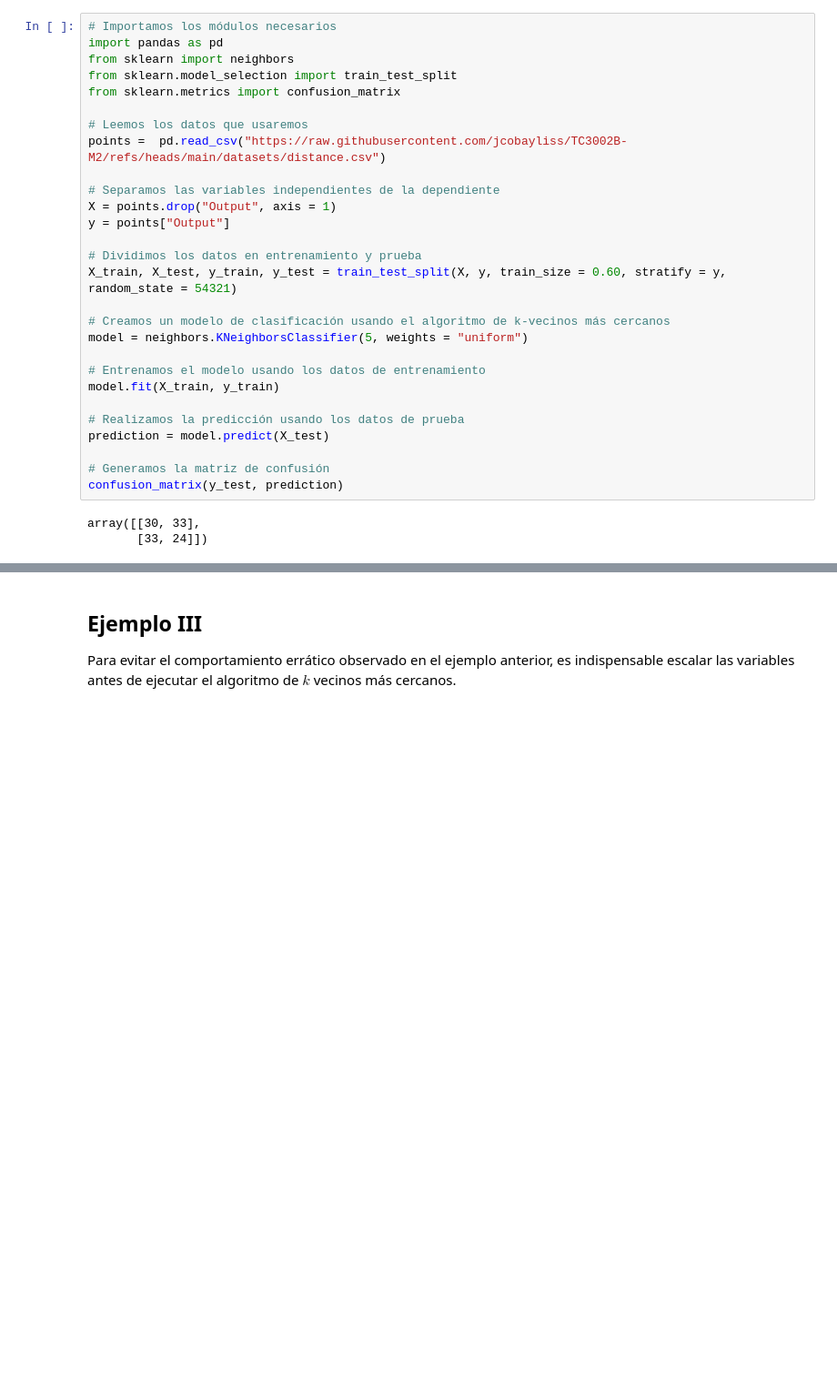
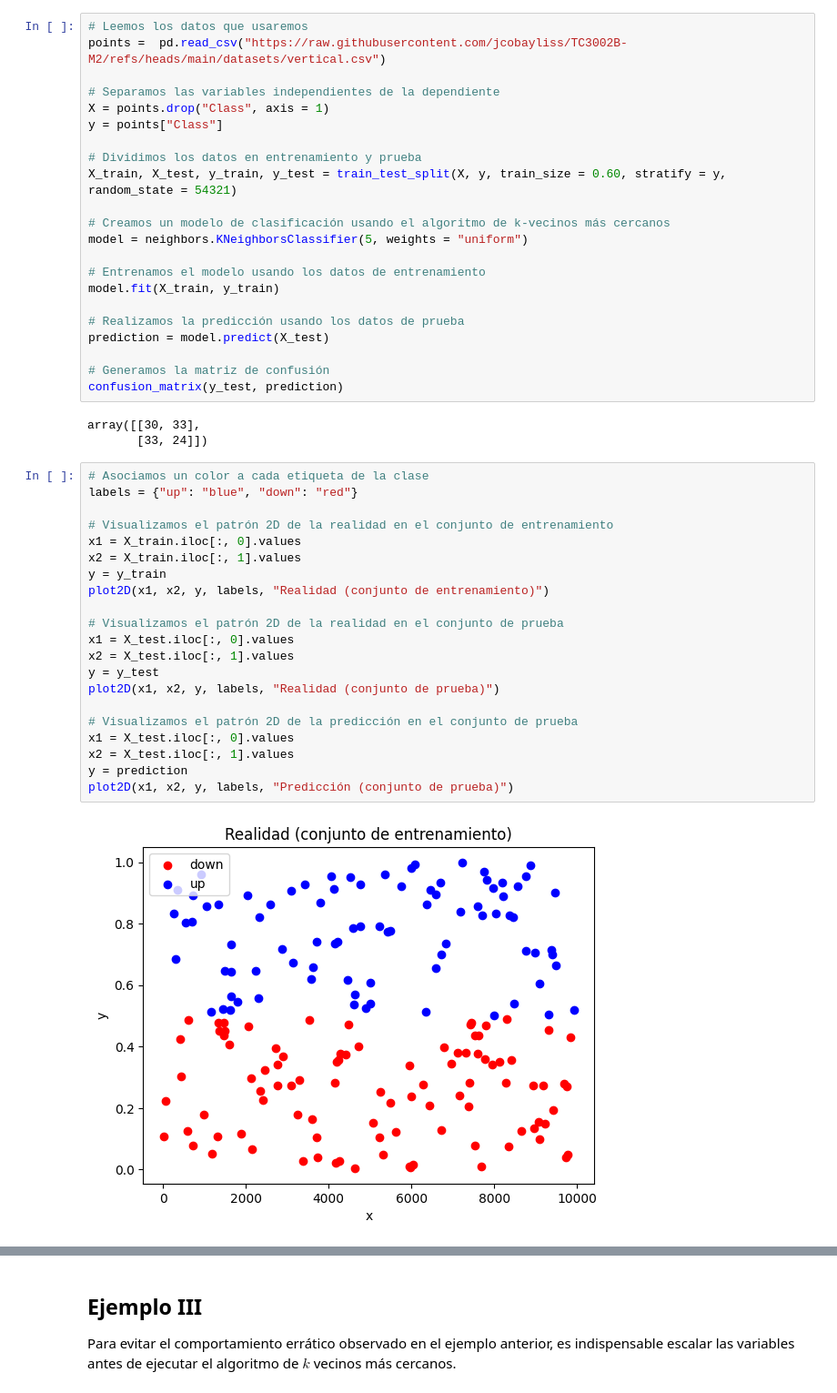
Before and after one commit to jcobayliss/TC3002B-M2, a Jupyter notebook: codes/06 - k Vecinos más cercanos.ipynb, the cells around one changed output, grey strips where cells are left out. Shown at 91% size. Saved outputs shown, nothing was run; the diff lists cells and outputs as text; blank space fills up the shorter version.

```diff
--- a/codes/06 - k Vecinos más cercanos.ipynb
+++ b/codes/06 - k Vecinos más cercanos.ipynb
@@ -42,18 +81,12 @@ Es importante tener en cuanta que el algoritmo de $k$ vecinos más cercanos requ
 
 En este ejemplo, las variables independientes tienen rangos significativamente diferentes, provocando que el algoritmo sea incapaz de aprender correctamente el patrón en los datos.
 # %%
-# Importamos los módulos necesarios
-import pandas as pd
-from sklearn import neighbors
-from sklearn.model_selection import train_test_split
-from sklearn.metrics import confusion_matrix
-
 # Leemos los datos que usaremos
-points =  pd.read_csv("https://raw.githubusercontent.com/jcobayliss/TC3002B-M2/refs/heads/main/datasets/distance.csv")
+points =  pd.read_csv("https://raw.githubusercontent.com/jcobayliss/TC3002B-M2/refs/heads/main/datasets/vertical.csv")
 
 # Separamos las variables independientes de la dependiente
-X = points.drop("Output", axis = 1)
-y = points["Output"]
+X = points.drop("Class", axis = 1)
+y = points["Class"]
 
 # Dividimos los datos en entrenamiento y prueba
 X_train, X_test, y_train, y_test = train_test_split(X, y, train_size = 0.60, stratify = y, random_state = 54321)
@@ -72,3 +105,26 @@ confusion_matrix(y_test, prediction)
 # %% [output]
 array([[30, 33],
        [33, 24]])
+# %%
+# Asociamos un color a cada etiqueta de la clase
+labels = {"up": "blue", "down": "red"}
+
+# Visualizamos el patrón 2D de la realidad en el conjunto de entrenamiento
+x1 = X_train.iloc[:, 0].values
+x2 = X_train.iloc[:, 1].values
+y = y_train
+plot2D(x1, x2, y, labels, "Realidad (conjunto de entrenamiento)")
+
+# Visualizamos el patrón 2D de la realidad en el conjunto de prueba
+x1 = X_test.iloc[:, 0].values
+x2 = X_test.iloc[:, 1].values
+y = y_test
+plot2D(x1, x2, y, labels, "Realidad (conjunto de prueba)")
+
+# Visualizamos el patrón 2D de la predicción en el conjunto de prueba
+x1 = X_test.iloc[:, 0].values
+x2 = X_test.iloc[:, 1].values
+y = prediction
+plot2D(x1, x2, y, labels, "Predicción (conjunto de prueba)")
+# %% [output]
+[figure, added]
```
Also changed, not shown: parts of 6 cells of this notebook, 3 other files.
